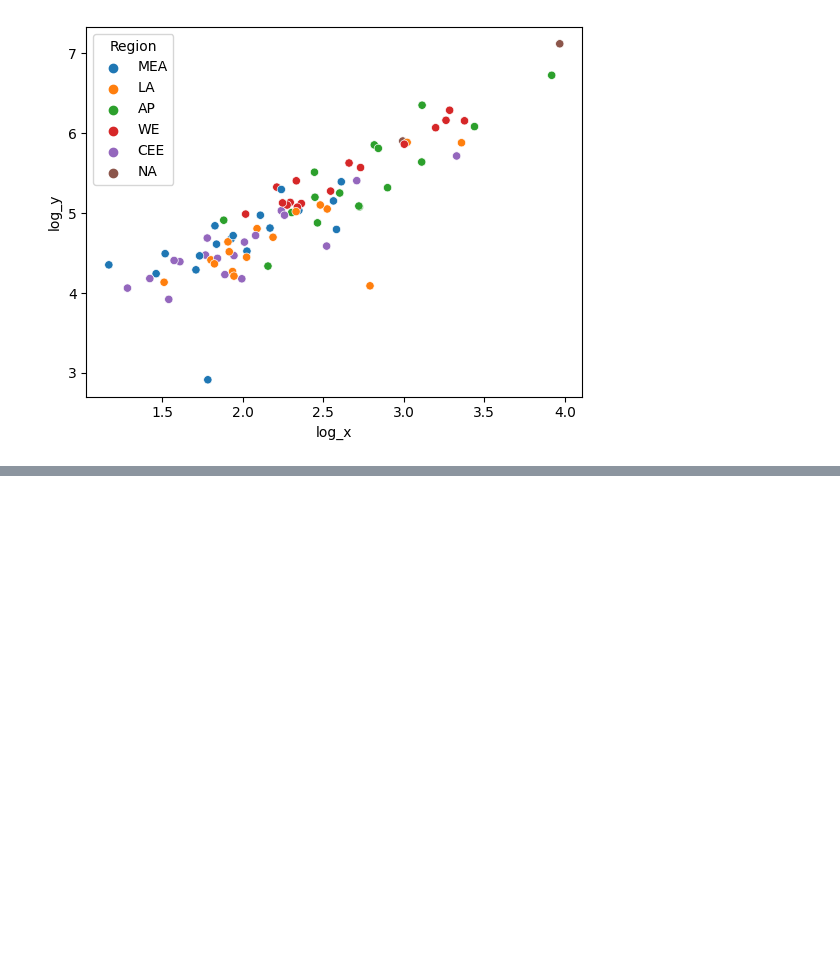
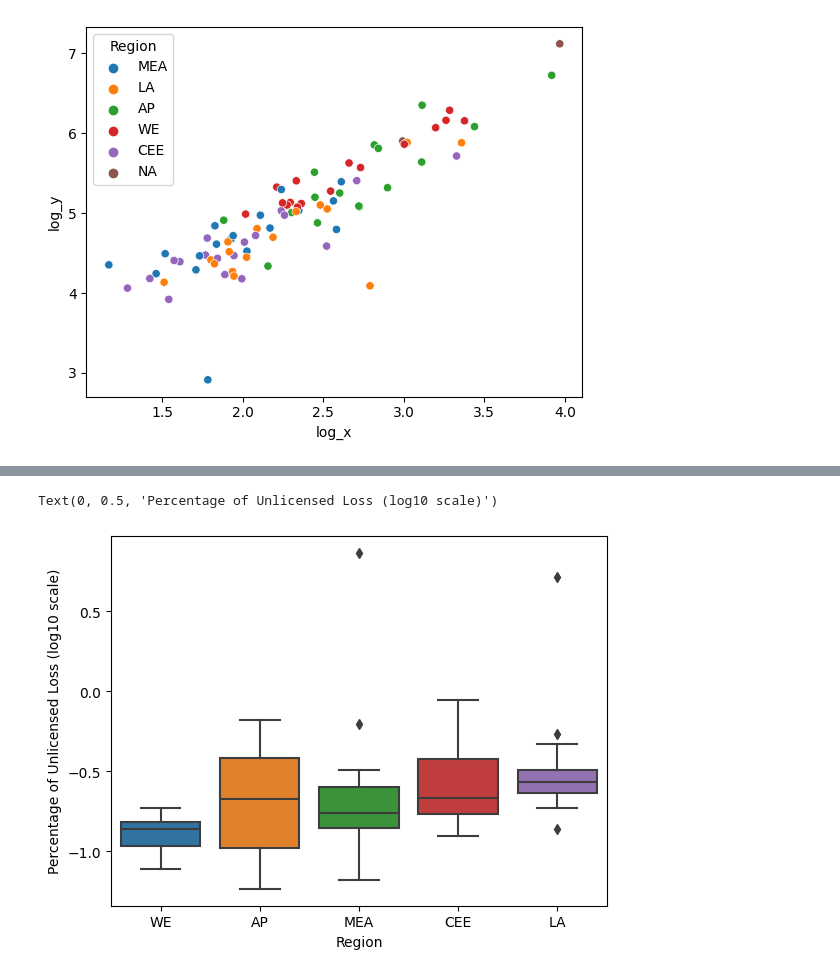
Before and after one commit to purachai-phonwisut/machine_learning_project, a Jupyter notebook: Bank.ipynb, the cells around one changed output, grey strips where cells are left out. Cells and saved outputs as stored; diff of their text form; code cells hidden in the pictures; blank space fills up the shorter version.

```diff
--- a/Bank.ipynb
+++ b/Bank.ipynb
@@ -250,0 +314,7 @@ sns.scatterplot(x = avg_usg_inc['log_x'], y =avg_usg_inc['log_y'], hue = avg_usg
+# %%
+sorted_mean = perct_income.groupby('Region')['log_y'].mean().sort_values().index
+sns.boxplot(x = 'Region', y = 'log_y', data = perct_income, order = sorted_mean)
+plt.ylabel('Percentage of Unlicensed Loss (log10 scale)')
+# %% [output]
+Text(0, 0.5, 'Percentage of Unlicensed Loss (log10 scale)')
+[figure, added]
```
Also changed, not shown: parts of 15 cells of this notebook, 3 other files.
